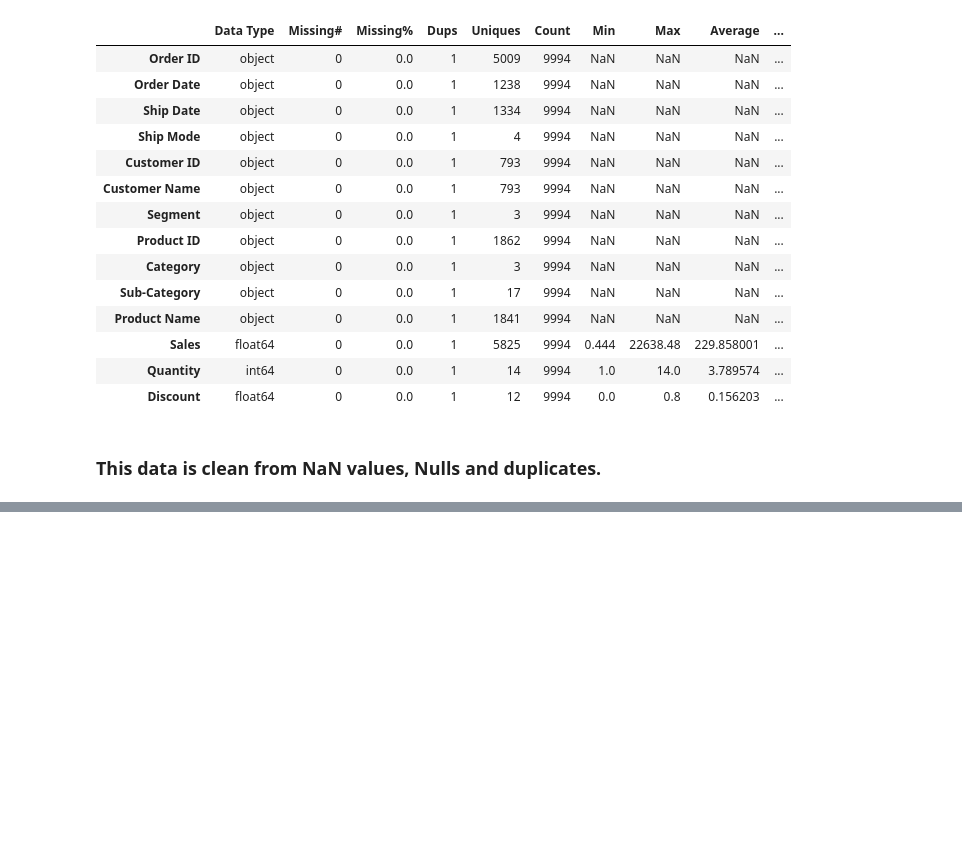
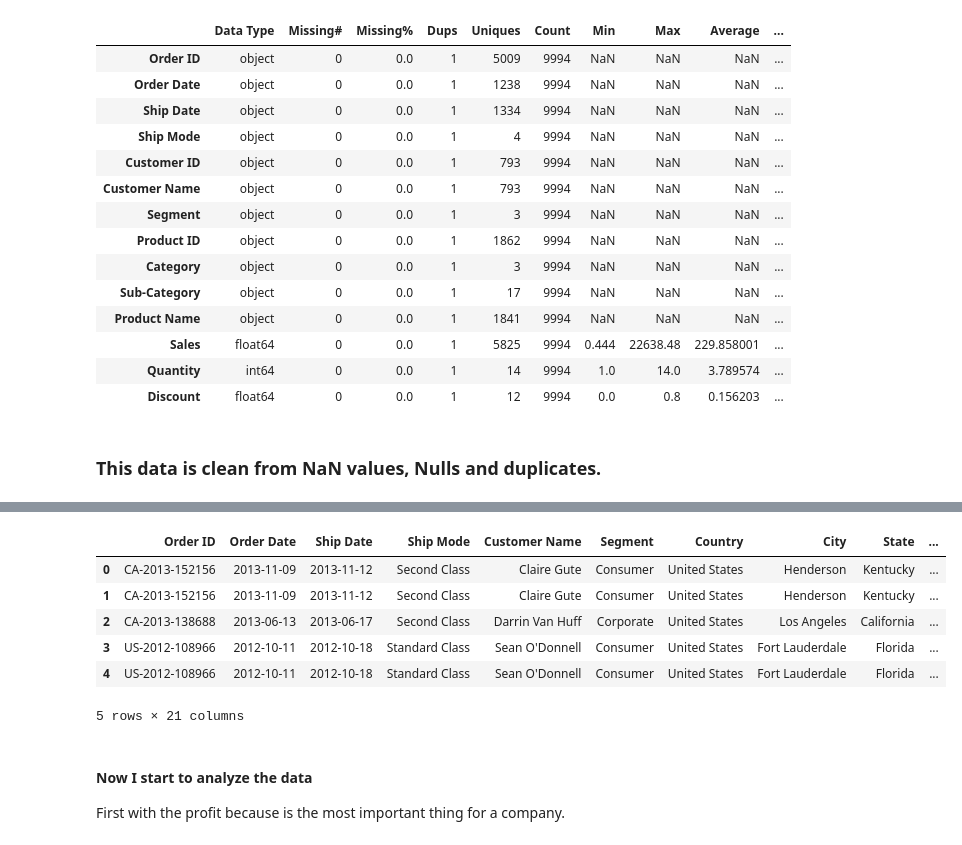
Before and after one commit to NahuelCl/Superstore_Capstone, a Jupyter notebook: Analisys/Superstore_course.ipynb, the cells around one changed output, grey strips where cells are left out. Cells and saved outputs as stored; diff of their text form; code cells hidden in the pictures; blank space fills up the shorter version.

Commit message:
Start of the analisys

```diff
--- a/Analisys/Superstore_course.ipynb
+++ b/Analisys/Superstore_course.ipynb
@@ -135,3 +137,33 @@ df.describe(include=object)
 | unique | 5009 | 1238 | 1334 | 4 | 793 | 793 | 3 | 1862 | 3 | ... |
 | top | CA-2014-100111 | 06-09-2013 | 16-12-2012 | Standard Class | WB-21850 | William Brown | Consumer | OFF-PA-10001970 | Office Supplies | ... |
 | freq | 14 | 38 | 35 | 5968 | 37 | 37 | 5191 | 19 | 6026 | ... |
+# %%
+df =pd.read_csv(r'C:\Users\Nahuel\Documents\GitHub\Superstore_Capstone\Data\Superstore.csv', encoding='windows-1252')
+df['Order Date'] = pd.to_datetime(df['Order Date'], format='%d-%m-%Y')
+df['Ship Date'] = pd.to_datetime(df['Ship Date'], format='%d-%m-%Y')
+# %%
+
+# Add new columns year, month and day
+df["year"] = df["Order Date"].dt.year
+
+# add new column month
+df["month"] = df["Order Date"].dt.month_name()
+
+# add new column day
+df["day"] = df["Order Date"].dt.day_name()
+
+# We can drop some columns we don't use in analysis
+df.drop(columns = ["Customer ID", "Product ID", "Row ID"], inplace = True)
+
+df.head()
+# %% [output]
+|  | Order ID | Order Date | Ship Date | Ship Mode | Customer Name | Segment | Country | City | State | ... |
+| 0 | CA-2013-152156 | 2013-11-09 | 2013-11-12 | Second Class | Claire Gute | Consumer | United States | Henderson | Kentucky | ... |
+| 1 | CA-2013-152156 | 2013-11-09 | 2013-11-12 | Second Class | Claire Gute | Consumer | United States | Henderson | Kentucky | ... |
+| 2 | CA-2013-138688 | 2013-06-13 | 2013-06-17 | Second Class | Darrin Van Huff | Corporate | United States | Los Angeles | California | ... |
+| 3 | US-2012-108966 | 2012-10-11 | 2012-10-18 | Standard Class | Sean O'Donnell | Consumer | United States | Fort Lauderdale | Florida | ... |
+| 4 | US-2012-108966 | 2012-10-11 | 2012-10-18 | Standard Class | Sean O'Donnell | Consumer | United States | Fort Lauderdale | Florida | ... |
+5 rows × 21 columns
+# %% [markdown]
+#### Now I start to analyze the data
+First with the profit because is the most important thing for a company.
```
Also changed, not shown: parts of 1 cell of this notebook.
